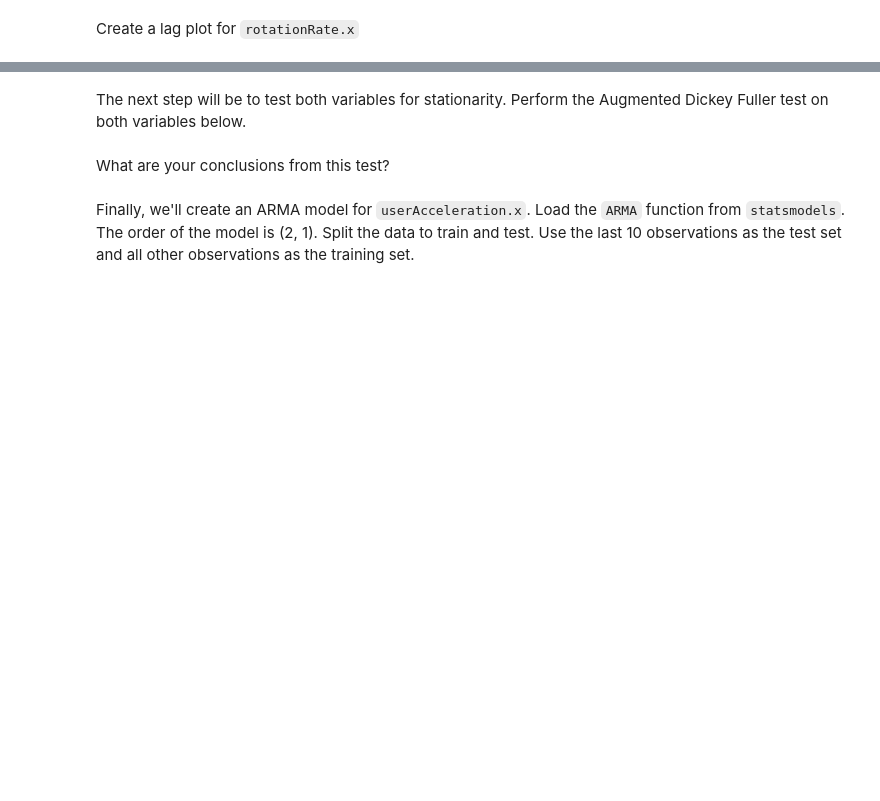
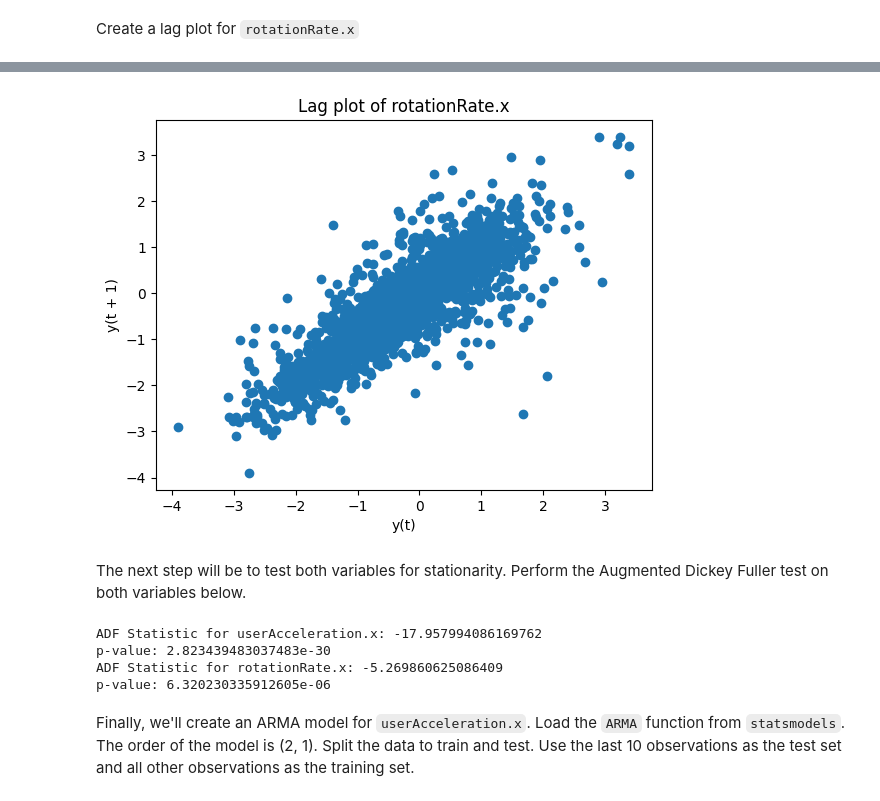
Before and after one commit to martijnooo/lab-time-series, a Jupyter notebook: your-code/main.ipynb, the cells around one changed output, grey strips where cells are left out. Saved outputs shown, nothing was run; the diff lists cells and outputs as text; code cells hidden in the pictures; blank space fills up the shorter version.

```diff
--- a/your-code/main.ipynb
+++ b/your-code/main.ipynb
@@ -63,2 +120,10 @@ What are your conclusions from both visualizations?
+# %%
+# Your code here:
+
+lag_plot(sensor['rotationRate.x'])
+plt.title('Lag plot of rotationRate.x')
+plt.show()
+# %% [output]
+[figure, added]
 # %% [markdown]
 The next step will be to test both variables for stationarity. Perform the Augmented Dickey Fuller test on both variables below.
@@ -67,2 +129,0 @@ The next step will be to test both variables for stationarity. Perform the Augme
-# %% [markdown]
-What are your conclusions from this test?
@@ -71,2 +130,20 @@ What are your conclusions from this test?
+# %%
+from statsmodels.tsa.stattools import adfuller
+
+# Your code here:
+# Augmented Dickey-Fuller test for userAcceleration.x
+adf_result_acc = adfuller(sensor['userAcceleration.x'])
+print('ADF Statistic for userAcceleration.x:', adf_result_acc[0])
+print('p-value:', adf_result_acc[1])
+
+# Augmented Dickey-Fuller test for rotationRate.x
+adf_result_rot = adfuller(sensor['rotationRate.x'])
+print('ADF Statistic for rotationRate.x:', adf_result_rot[0])
+print('p-value:', adf_result_rot[1])
+# %% [output]
+ADF Statistic for userAcceleration.x: -17.957994086169762
+p-value: 2.823439483037483e-30
+ADF Statistic for rotationRate.x: -5.269860625086409
+p-value: 6.320230335912605e-06
 # %% [markdown]
 Finally, we'll create an ARMA model for `userAcceleration.x`. Load the `ARMA` function from `statsmodels`. The order of the model is (2, 1). Split the data to train and test. Use the last 10 observations as the test set and all other observations as the training set.
```
Also changed, not shown: parts of 21 cells of this notebook.
